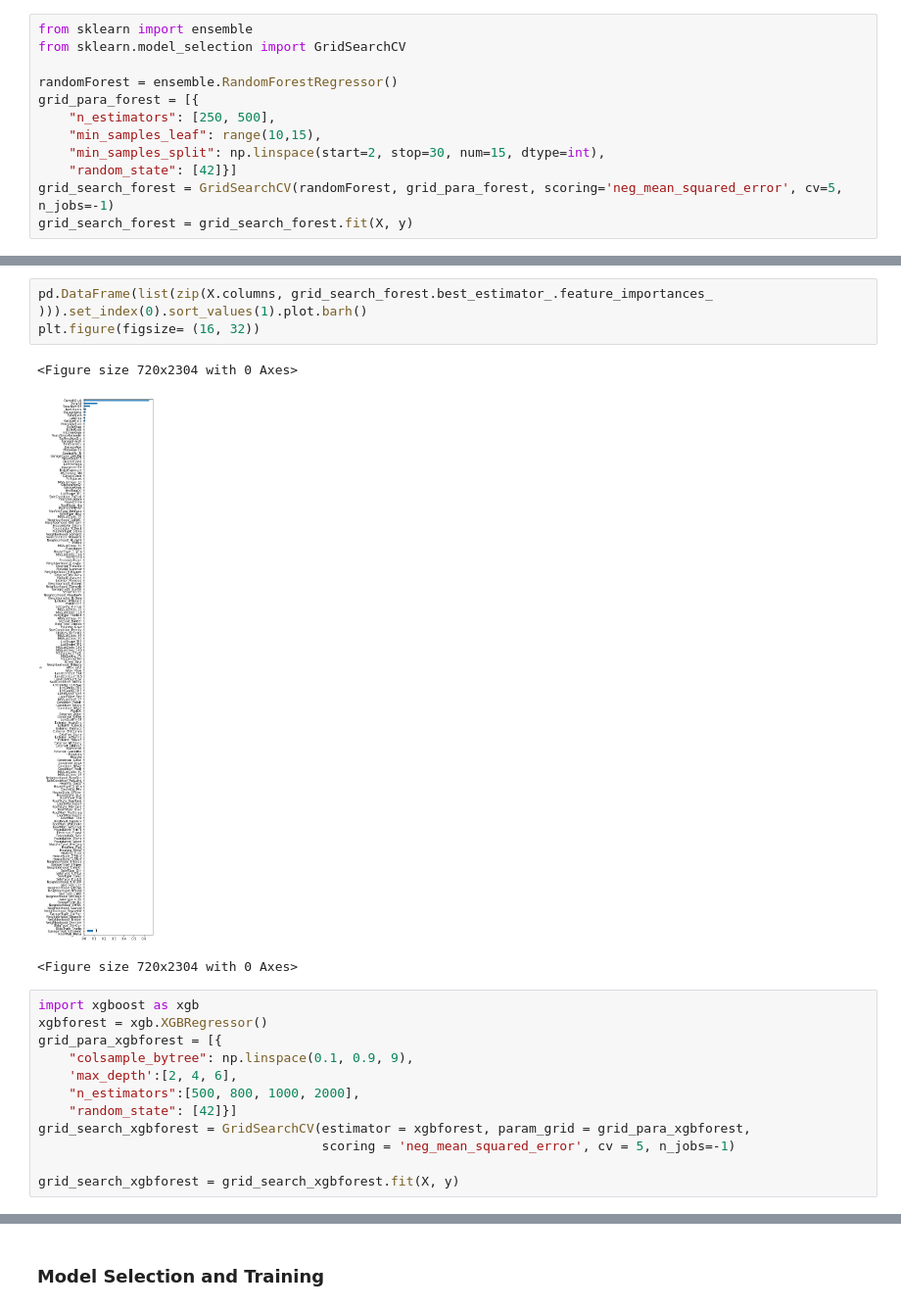
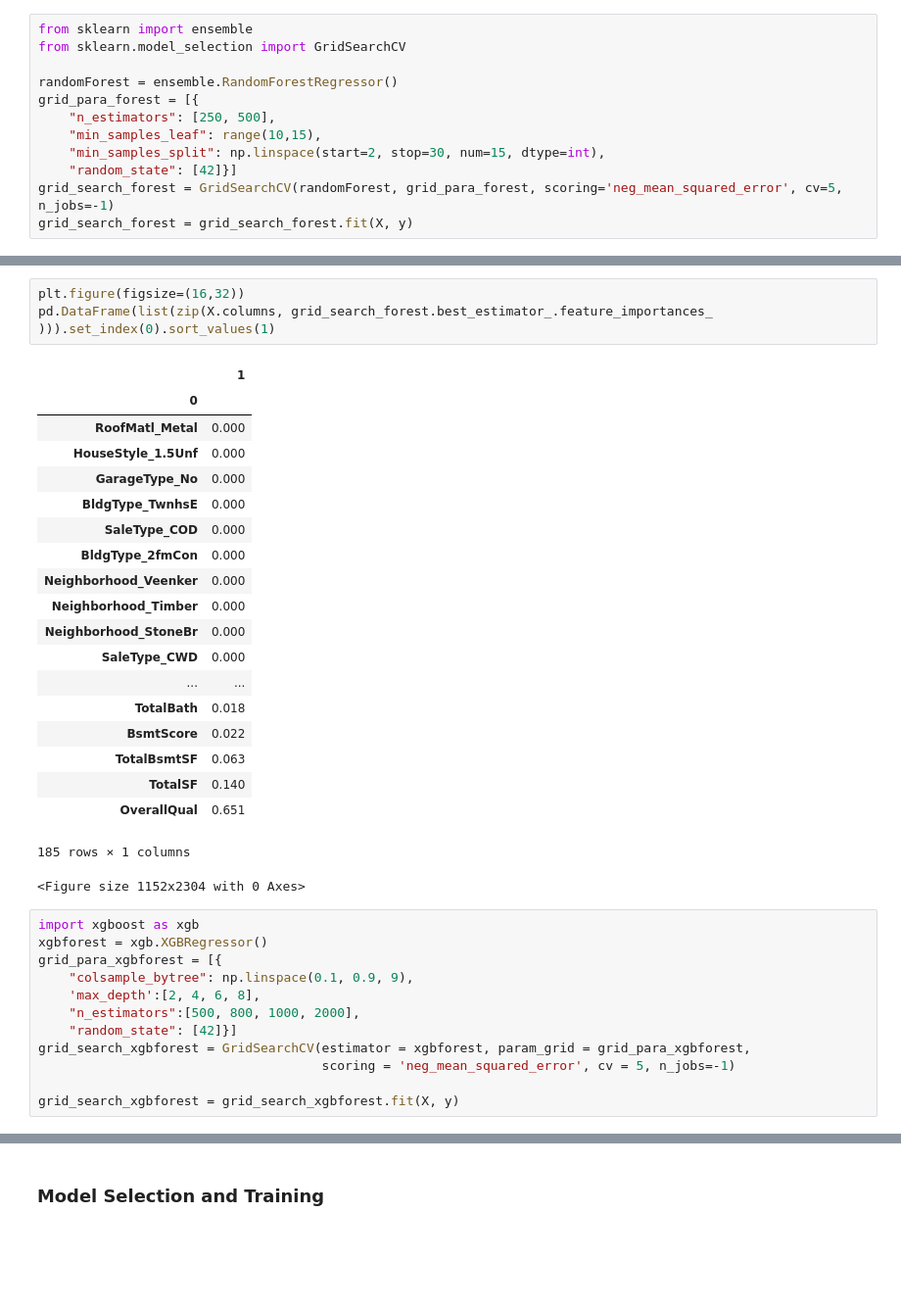
Before and after one commit to cchen17/machine-learning_house-prices, a Jupyter notebook: denise/EDA and Feature Selection.ipynb, the cells around one changed output, grey strips where cells are left out. Shown at 98% size. Drawn from its saved outputs; the diff is of its cells as text; blank space fills up the shorter version.

```diff
--- a/denise/EDA and Feature Selection.ipynb
+++ b/denise/EDA and Feature Selection.ipynb
@@ -558,16 +516,33 @@ Lowest RMSE found:  28154.30934662707
 # %%
-pd.DataFrame(list(zip(X.columns, grid_search_forest.best_estimator_.feature_importances_ ))).set_index(0).sort_values(1).plot.barh()
-plt.figure(figsize= (16, 32))
+plt.figure(figsize=(16,32))
+pd.DataFrame(list(zip(X.columns, grid_search_forest.best_estimator_.feature_importances_ ))).set_index(0).sort_values(1)
 # %% [output]
+|  | 1 |
+| 0 |  |
+| RoofMatl_Metal | 0.000 |
+| HouseStyle_1.5Unf | 0.000 |
+| GarageType_No | 0.000 |
+| BldgType_TwnhsE | 0.000 |
+| SaleType_COD | 0.000 |
+| BldgType_2fmCon | 0.000 |
+| Neighborhood_Veenker | 0.000 |
+| Neighborhood_Timber | 0.000 |
+| Neighborhood_StoneBr | 0.000 |
+| SaleType_CWD | 0.000 |
+| ... | ... |
+| TotalBath | 0.018 |
+| BsmtScore | 0.022 |
+| TotalBsmtSF | 0.063 |
+| TotalSF | 0.140 |
+| OverallQual | 0.651 |
-<Figure size 720x2304 with 0 Axes>
+185 rows × 1 columns
-[figure, removed]
-<Figure size 720x2304 with 0 Axes>
+<Figure size 1152x2304 with 0 Axes>
 # %%
 import xgboost as xgb
 xgbforest = xgb.XGBRegressor()
 grid_para_xgbforest = [{
     "colsample_bytree": np.linspace(0.1, 0.9, 9),
-    'max_depth':[2, 4, 6],
+    'max_depth':[2, 4, 6, 8],
     "n_estimators":[500, 800, 1000, 2000],
     "random_state": [42]}]
 grid_search_xgbforest = GridSearchCV(estimator = xgbforest, param_grid = grid_para_xgbforest,
```
Also changed, not shown: parts of 24 cells of this notebook.
